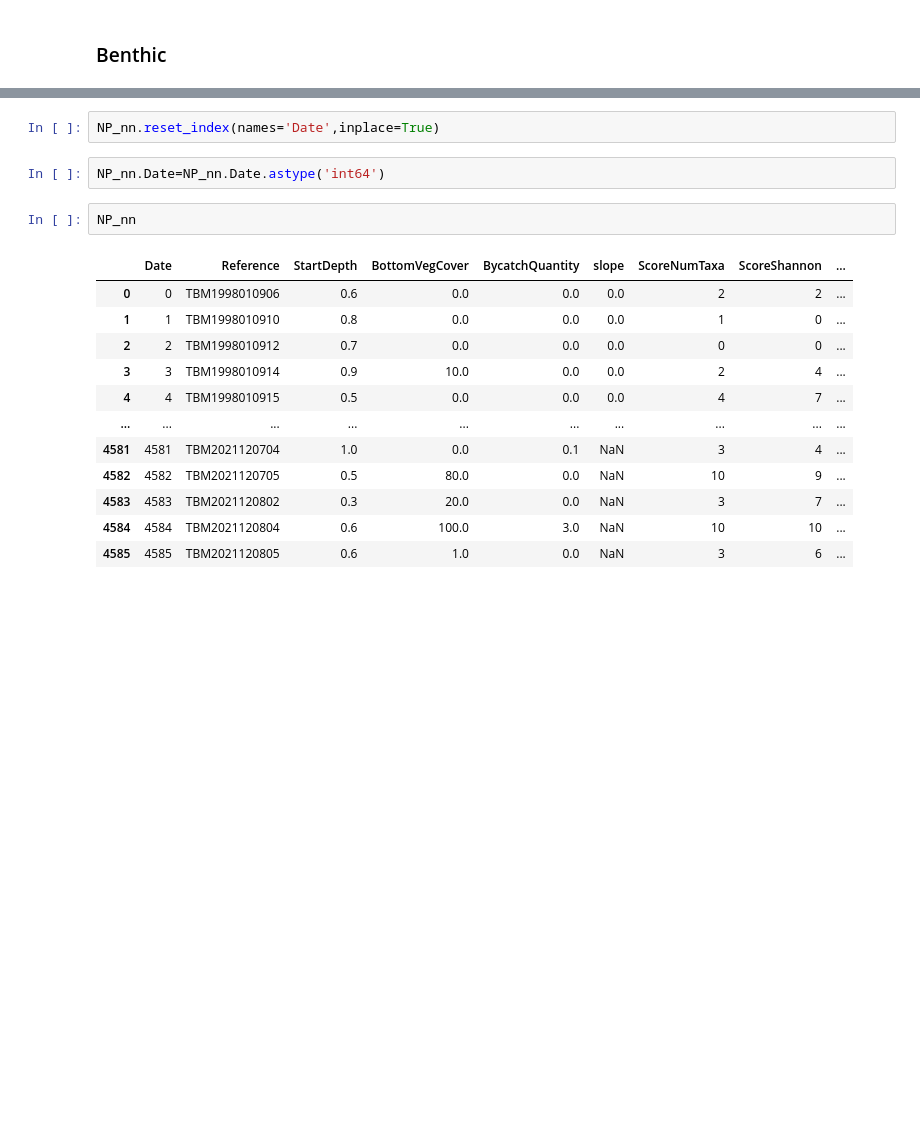
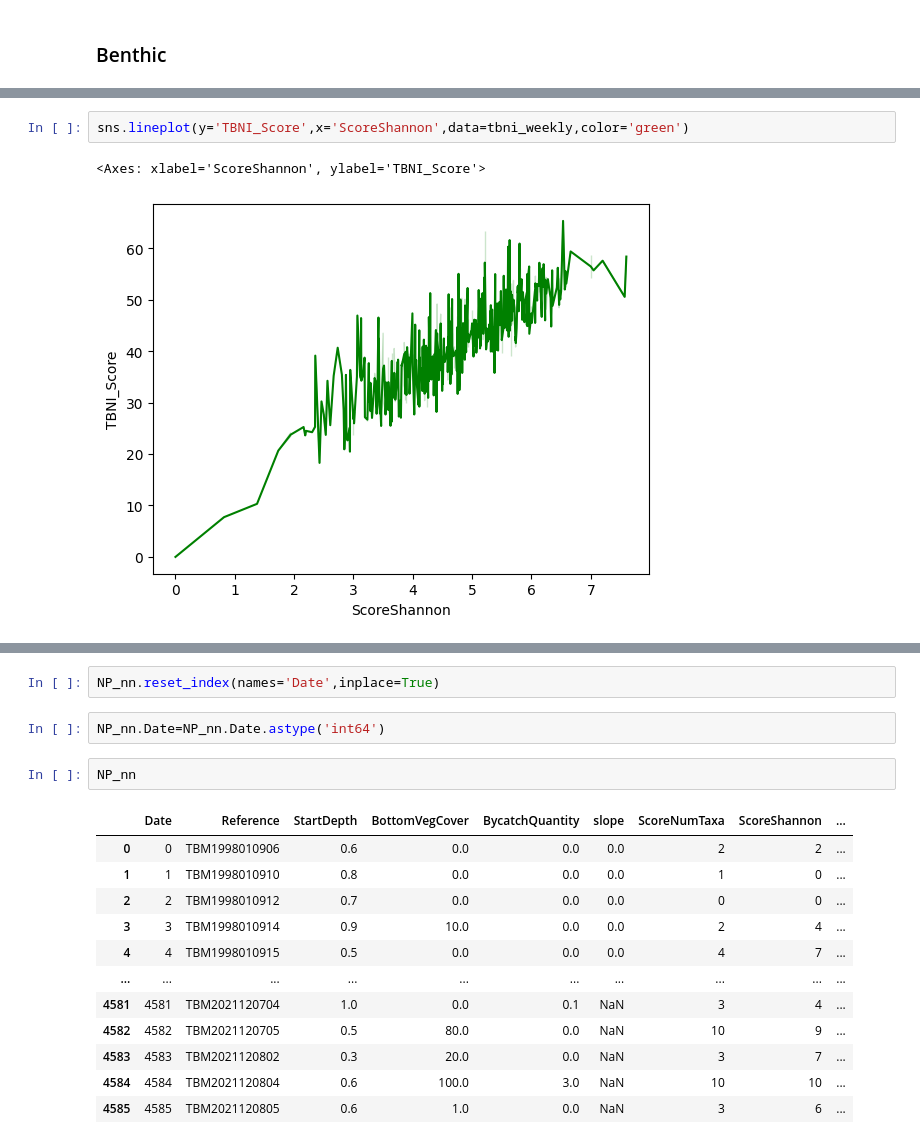
Before and after one commit to aiaxmaior/Tampa_Apollo_AnthropogenicIndex, a Jupyter notebook: notebooks/Final_A.P.Index_RNN_FINAL.ipynb, the cells around one changed output, grey strips where cells are left out. Saved outputs shown, nothing was run; the diff lists cells and outputs as text; blank space fills up the shorter version.

```diff
--- a/notebooks/Final_A.P.Index_RNN_FINAL.ipynb
+++ b/notebooks/Final_A.P.Index_RNN_FINAL.ipynb
@@ -1163,0 +1382,5 @@ NP_nn=nekton_tbni.copy()
+# %%
+sns.lineplot(y='TBNI_Score',x='ScoreShannon',data=tbni_weekly,color='green')
+# %% [output]
+<Axes: xlabel='ScoreShannon', ylabel='TBNI_Score'>
+[figure, added]
```
Also changed, not shown: parts of 61 cells of this notebook, 1 other file.
